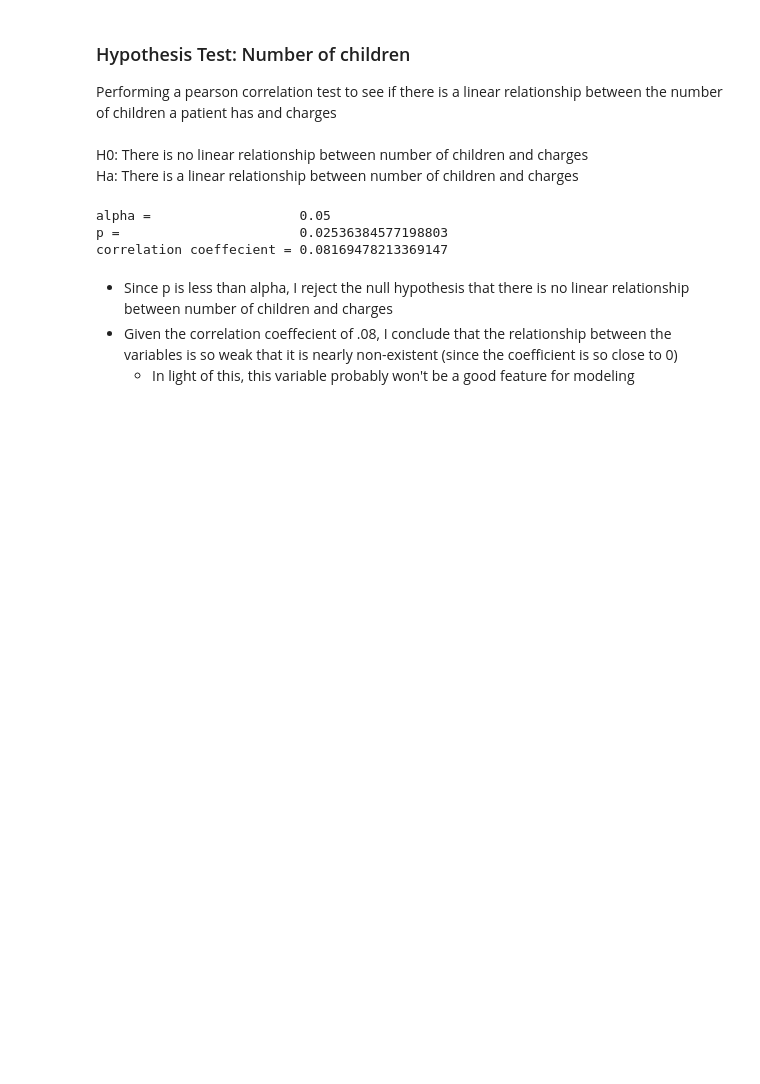
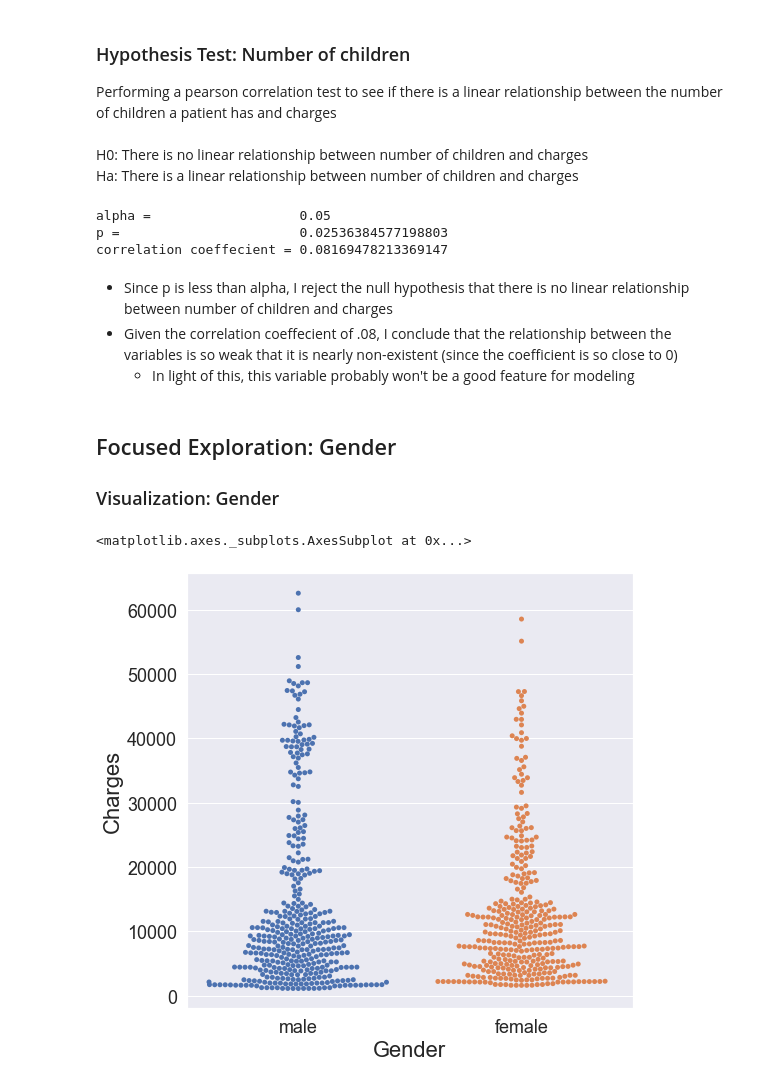
Before and after one commit to SamuelD-Data/medical_cost_project, a Jupyter notebook: medical_cost_notebook.ipynb, the cells around one changed output. Drawn from its saved outputs; the diff is of its cells as text; code cells hidden in the pictures; blank space fills up the shorter version.

Commit message:
added swarmplot for gender vs charges, added comments to previous code

```diff
--- a/medical_cost_notebook.ipynb
+++ b/medical_cost_notebook.ipynb
@@ -436,3 +444,18 @@ correlation coeffecient = 0.08169478213369147
 - Since p is less than alpha, I reject the null hypothesis that there is no linear relationship between number of children and charges
 - Given the correlation coeffecient of .08, I conclude that the relationship between the variables is so weak that it is nearly non-existent (since the coefficient is so close to 0)
     - In light of this, this variable probably won't be a good feature for modeling
+# %% [markdown]
+## Focused Exploration: Gender
+### Visualization: Gender
+# %%
+# # creating swarmplot of gender vs charges
+gender_df = train[['sex', 'charges']]
+gender_df.columns = ['Gender', 'Charges']
+plt.xlabel('Gender', fontsize = 22)
+plt.ylabel('Charges (Dollars)', fontsize = 22)
+plt.xticks(fontsize = 18)
+plt.yticks(fontsize = 18)
+sns.swarmplot(data = gender_df, x = 'Gender', y = 'Charges')
+# %% [output]
+<matplotlib.axes._subplots.AxesSubplot at 0x...>
+[figure, added]
```
Also changed, not shown: parts of 4 cells of this notebook.
